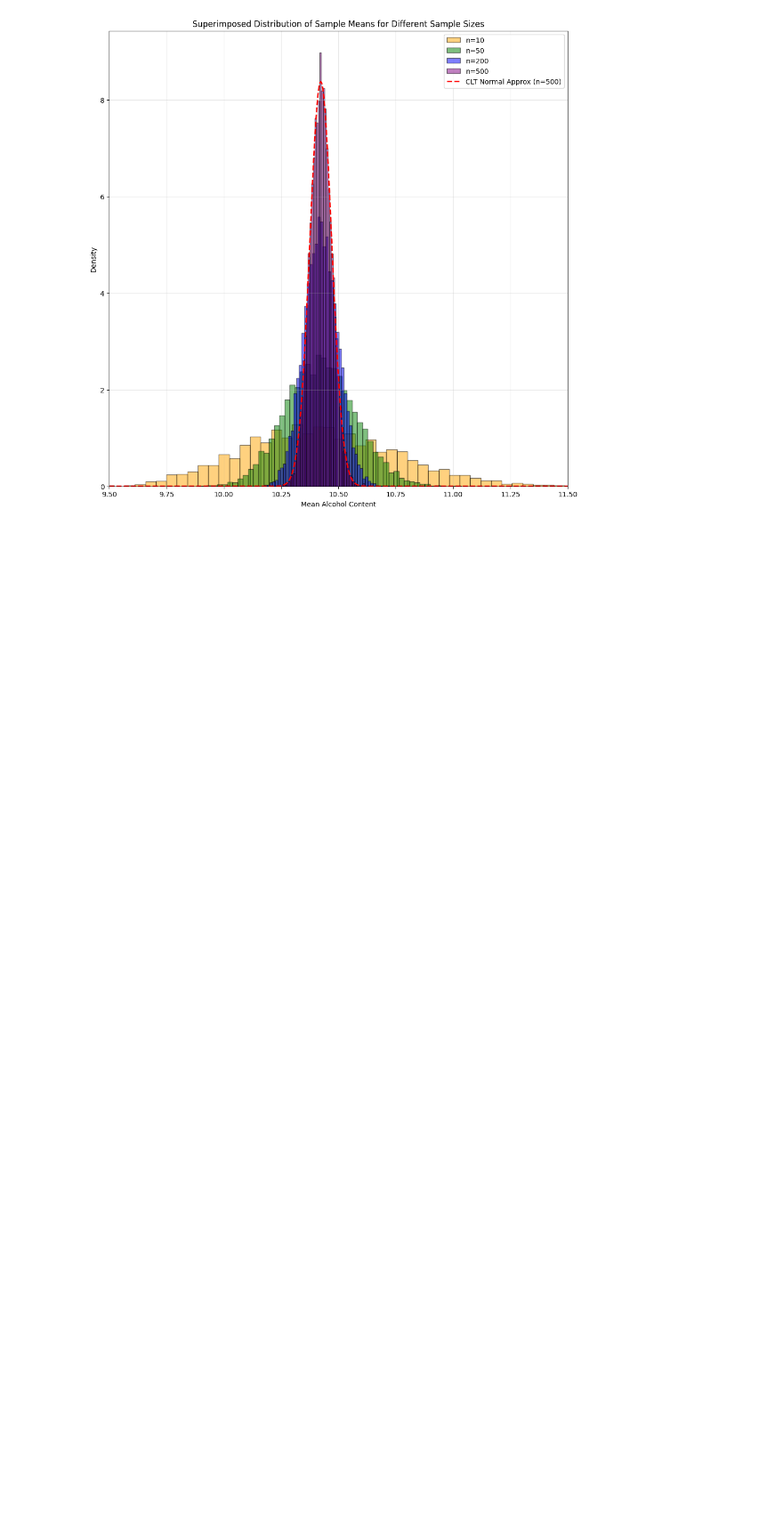
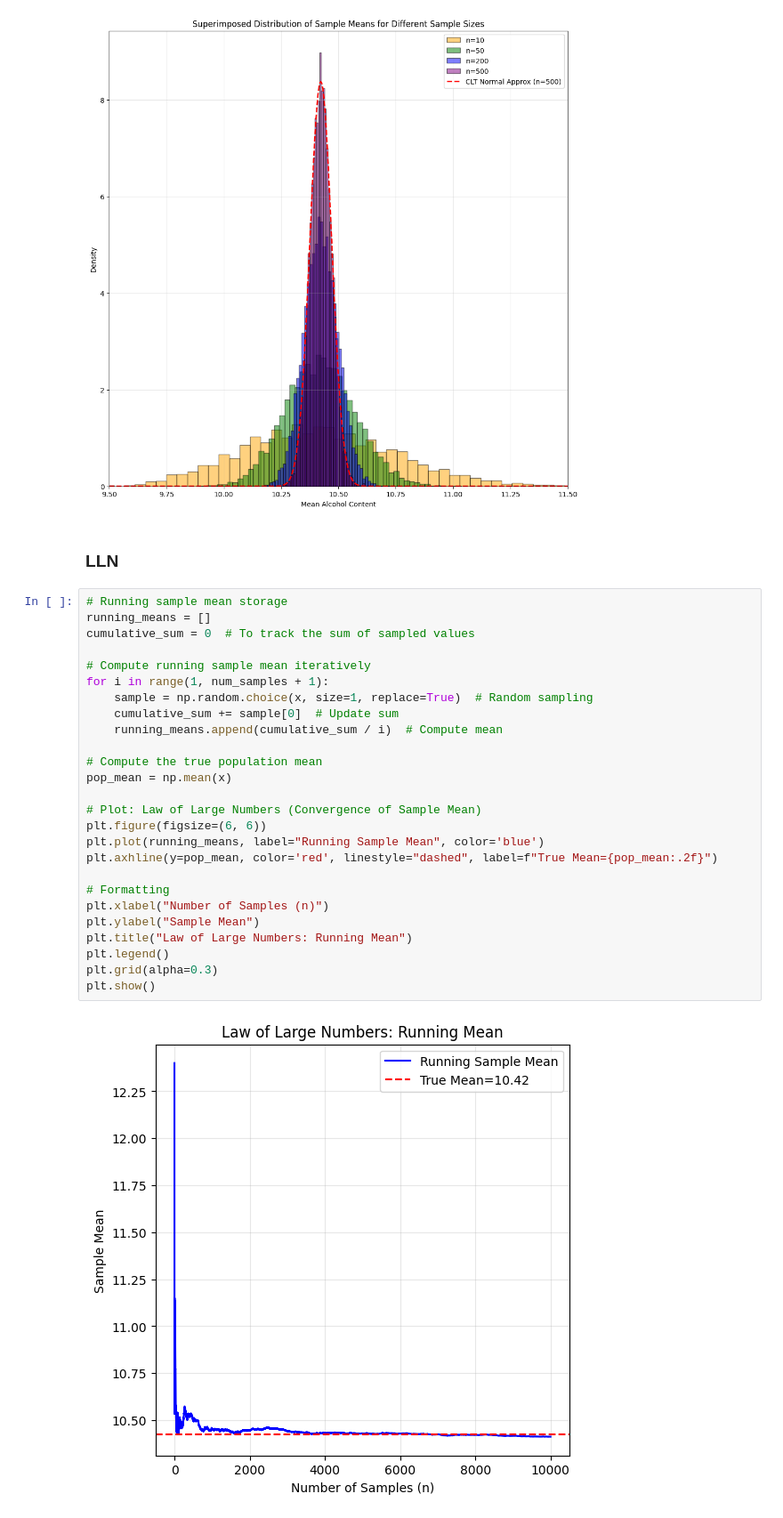
Before and after one commit to SaianPatel/InferentialStatistics, a Jupyter notebook: Coursework/2_CLT_LLN.ipynb, the cells around one changed output. Shown at 89% size. Saved outputs shown, nothing was run; the diff lists cells and outputs as text; blank space fills up the shorter version.

```diff
--- a/Coursework/2_CLT_LLN.ipynb
+++ b/Coursework/2_CLT_LLN.ipynb
@@ -56,3 +56,33 @@ plt.grid(alpha=0.3)
 plt.show()
 # %% [output]
 [figure]
+# %% [markdown]
+### LLN
+# %%
+# Running sample mean storage
+running_means = []
+cumulative_sum = 0  # To track the sum of sampled values
+
+# Compute running sample mean iteratively
+for i in range(1, num_samples + 1):
+    sample = np.random.choice(x, size=1, replace=True)  # Random sampling
+    cumulative_sum += sample[0]  # Update sum
+    running_means.append(cumulative_sum / i)  # Compute mean
+
+# Compute the true population mean
+pop_mean = np.mean(x)
+
+# Plot: Law of Large Numbers (Convergence of Sample Mean)
+plt.figure(figsize=(6, 6))
+plt.plot(running_means, label="Running Sample Mean", color='blue')
+plt.axhline(y=pop_mean, color='red', linestyle="dashed", label=f"True Mean={pop_mean:.2f}")
+
+# Formatting
+plt.xlabel("Number of Samples (n)")
+plt.ylabel("Sample Mean")
+plt.title("Law of Large Numbers: Running Mean")
+plt.legend()
+plt.grid(alpha=0.3)
+plt.show()
+# %% [output]
+[figure, added]
```
Also changed, not shown: parts of 1 cell of this notebook.
